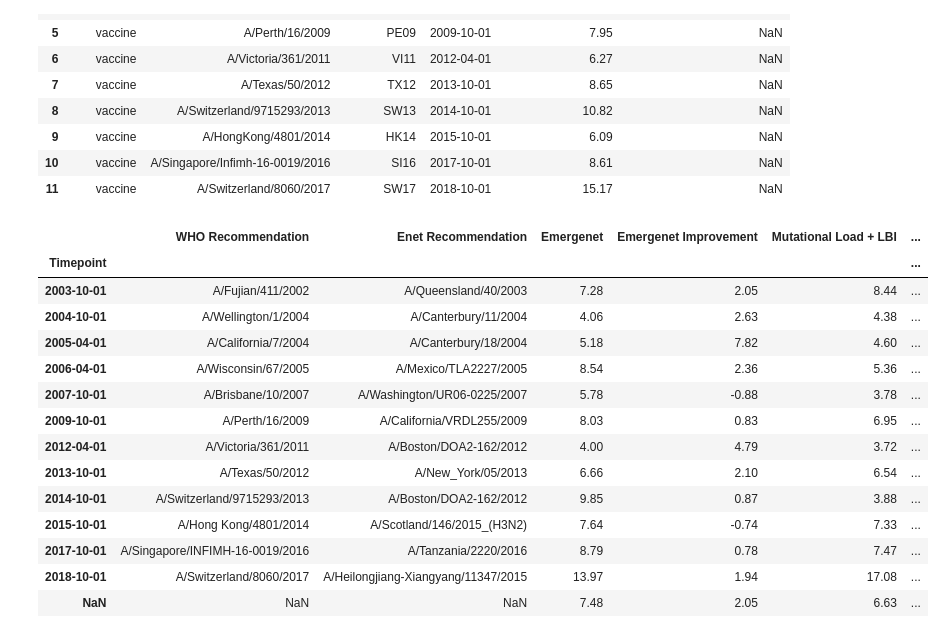
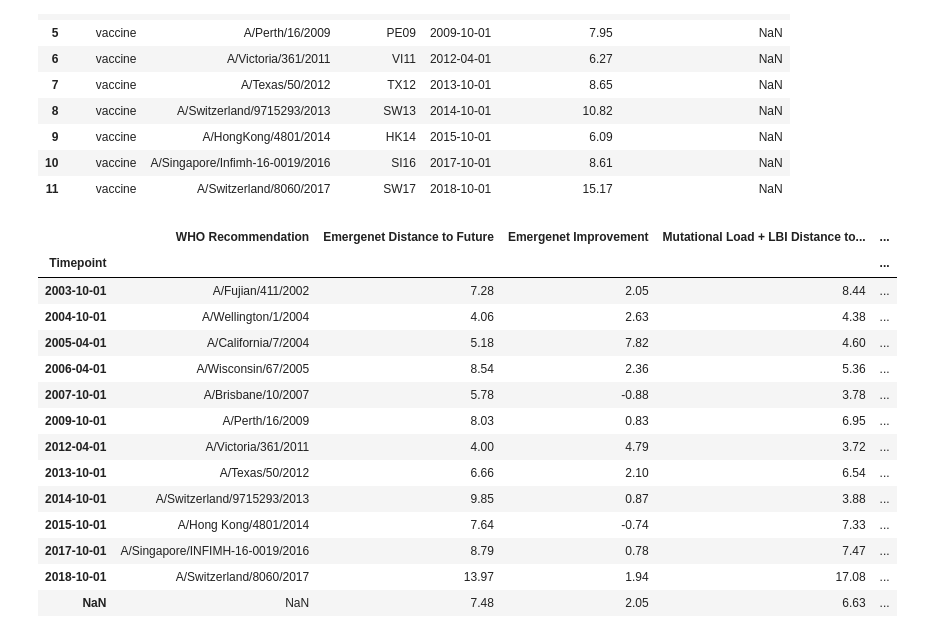
Before and after one commit to zeroknowledgediscovery/emergenet, a Jupyter notebook: paper_data_v3/enet_predictions/enet_who_comparison.ipynb, the cells around one changed output. Cells and saved outputs as stored; diff of their text form; code cells hidden in the pictures.

```diff
--- a/paper_data_v3/enet_predictions/enet_who_comparison.ipynb
+++ b/paper_data_v3/enet_predictions/enet_who_comparison.ipynb
@@ -349,44 +360,44 @@ HI: -2.333
 # %%
 south = pd.read_csv(OUT_DIR + 'south_h3n2_single_cluster.csv', converters={'season': str})[['season','name','name_who','ha_who_error','ha_enet_error']].iloc[[1,2,5,7,11,12,13,15,16]]
 north = pd.read_csv(OUT_DIR + 'north_h3n2_single_cluster.csv', converters={'season': str})[['season','name','name_who','ha_who_error','ha_enet_error']].iloc[[2,3,10]]
 enet = south.append(north)
 
 new_order = np.array([1, 2, 10, 11, 3, 4, 12, 5, 6, 7, 8, 9])
 enet = enet.iloc[new_order - 1].reset_index(drop=True)
 enet['enet_improvement'] = enet['ha_who_error'] - enet['ha_enet_error']
 
 # Make table for paper
 enet['Timepoint'] = huddleston[:12]['timepoint']
-enet['Mutational Load + LBI'] = huddleston[36:48]['distance_to_future'].values
+enet['Mutational Load + LBI Distance to Future'] = huddleston[36:48]['distance_to_future'].values
 enet['Mutational Load + LBI Improvement'] = -huddleston[36:48]['relative_distance_to_future'].values
-enet['HI + Mutational Load'] = huddleston[48:60]['distance_to_future'].values
+enet['HI + Mutational Load Distance to Future'] = huddleston[48:60]['distance_to_future'].values
 enet['HI + Mutational Load Improvement'] = -huddleston[48:60]['relative_distance_to_future'].values
 enet = enet.rename(columns={'name_who':'WHO Recommendation',
                             'name':'Enet Recommendation',
-                            'ha_enet_error':'Emergenet',
+                            'ha_enet_error':'Emergenet Distance to Future',
                             'enet_improvement':'Emergenet Improvement'})
-enet = enet[['Timepoint', 'WHO Recommendation', 'Enet Recommendation',
-             'Emergenet', 'Emergenet Improvement',
-             'Mutational Load + LBI', 'Mutational Load + LBI Improvement',
-             'HI + Mutational Load', 'HI + Mutational Load Improvement']].round(2)
+enet = enet[['Timepoint', 'WHO Recommendation',
+             'Emergenet Distance to Future', 'Emergenet Improvement',
+             'Mutational Load + LBI Distance to Future', 'Mutational Load + LBI Improvement',
+             'HI + Mutational Load Distance to Future', 'HI + Mutational Load Improvement']].round(2)
 enet = enet.append(enet.mean(), ignore_index=True).round(2)
 enet.to_csv(OUT_DIR+'huddleston_comparison.csv', index=False)
 enet = enet.set_index('Timepoint')
 textable(enet, tabname = 'tables/huddleston_comparison.tex', FORMAT='%1.2f')
 enet
 # %% [output]
-|  | WHO Recommendation | Enet Recommendation | Emergenet | Emergenet Improvement | Mutational Load + LBI | ... |
-| Timepoint |  |  |  |  |  | ... |
-| 2003-10-01 | A/Fujian/411/2002 | A/Queensland/40/2003 | 7.28 | 2.05 | 8.44 | ... |
-| 2004-10-01 | A/Wellington/1/2004 | A/Canterbury/11/2004 | 4.06 | 2.63 | 4.38 | ... |
-| 2005-04-01 | A/California/7/2004 | A/Canterbury/18/2004 | 5.18 | 7.82 | 4.60 | ... |
-| 2006-04-01 | A/Wisconsin/67/2005 | A/Mexico/TLA2227/2005 | 8.54 | 2.36 | 5.36 | ... |
-| 2007-10-01 | A/Brisbane/10/2007 | A/Washington/UR06-0225/2007 | 5.78 | -0.88 | 3.78 | ... |
-| 2009-10-01 | A/Perth/16/2009 | A/California/VRDL255/2009 | 8.03 | 0.83 | 6.95 | ... |
-| 2012-04-01 | A/Victoria/361/2011 | A/Boston/DOA2-162/2012 | 4.00 | 4.79 | 3.72 | ... |
-| 2013-10-01 | A/Texas/50/2012 | A/New_York/05/2013 | 6.66 | 2.10 | 6.54 | ... |
-| 2014-10-01 | A/Switzerland/9715293/2013 | A/Boston/DOA2-162/2012 | 9.85 | 0.87 | 3.88 | ... |
-| 2015-10-01 | A/Hong Kong/4801/2014 | A/Scotland/146/2015_(H3N2) | 7.64 | -0.74 | 7.33 | ... |
-| 2017-10-01 | A/Singapore/INFIMH-16-0019/2016 | A/Tanzania/2220/2016 | 8.79 | 0.78 | 7.47 | ... |
-| 2018-10-01 | A/Switzerland/8060/2017 | A/Heilongjiang-Xiangyang/11347/2015 | 13.97 | 1.94 | 17.08 | ... |
-| NaN | NaN | NaN | 7.48 | 2.05 | 6.63 | ... |
+|  | WHO Recommendation | Emergenet Distance to Future | Emergenet Improvement | Mutational Load + LBI Distance to... | ... |
+| Timepoint |  |  |  |  | ... |
+| 2003-10-01 | A/Fujian/411/2002 | 7.28 | 2.05 | 8.44 | ... |
+| 2004-10-01 | A/Wellington/1/2004 | 4.06 | 2.63 | 4.38 | ... |
+| 2005-04-01 | A/California/7/2004 | 5.18 | 7.82 | 4.60 | ... |
+| 2006-04-01 | A/Wisconsin/67/2005 | 8.54 | 2.36 | 5.36 | ... |
+| 2007-10-01 | A/Brisbane/10/2007 | 5.78 | -0.88 | 3.78 | ... |
+| 2009-10-01 | A/Perth/16/2009 | 8.03 | 0.83 | 6.95 | ... |
+| 2012-04-01 | A/Victoria/361/2011 | 4.00 | 4.79 | 3.72 | ... |
+| 2013-10-01 | A/Texas/50/2012 | 6.66 | 2.10 | 6.54 | ... |
+| 2014-10-01 | A/Switzerland/9715293/2013 | 9.85 | 0.87 | 3.88 | ... |
+| 2015-10-01 | A/Hong Kong/4801/2014 | 7.64 | -0.74 | 7.33 | ... |
+| 2017-10-01 | A/Singapore/INFIMH-16-0019/2016 | 8.79 | 0.78 | 7.47 | ... |
+| 2018-10-01 | A/Switzerland/8060/2017 | 13.97 | 1.94 | 17.08 | ... |
+| NaN | NaN | 7.48 | 2.05 | 6.63 | ... |
```
Also changed, not shown: parts of 1 cell of this notebook, 20 other files.
